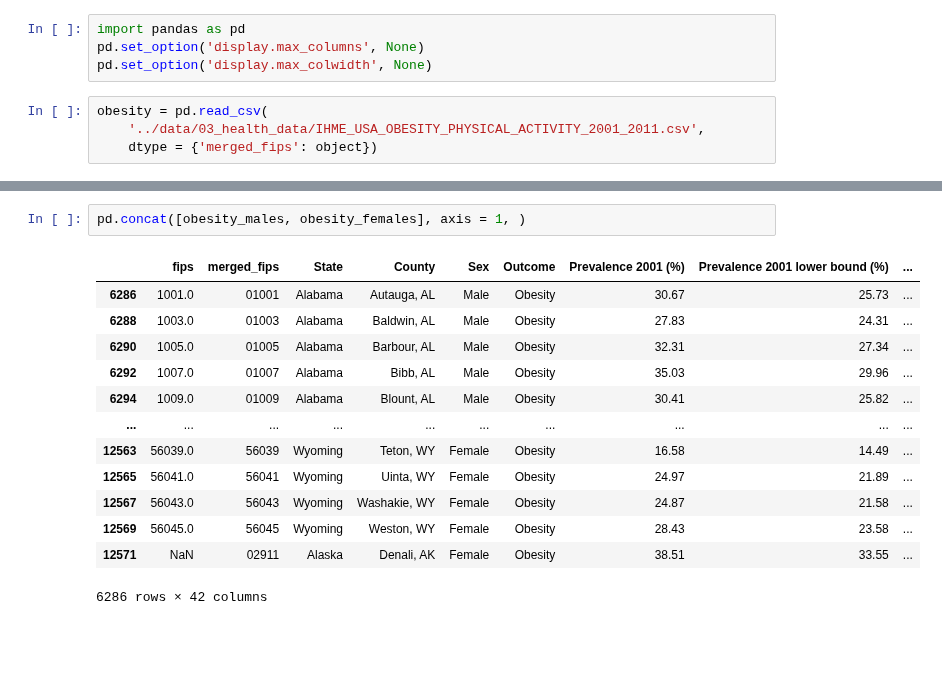
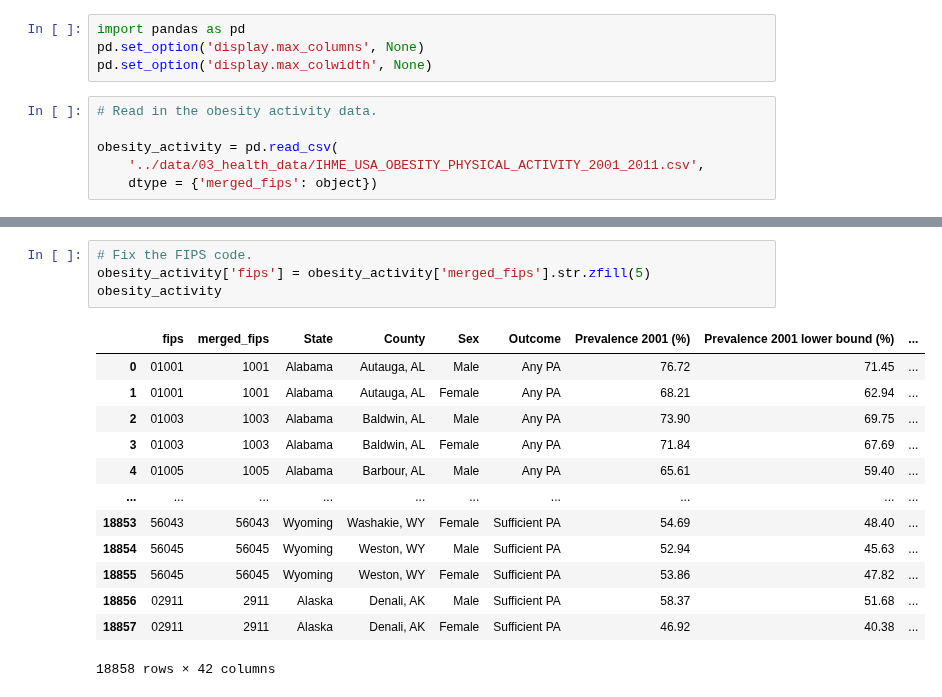
Before and after one commit to calculaterceec/Proj4Team2, a Jupyter notebook: code/02-2-Demo_with_health.ipynb, the cells around one changed output, grey strips where cells are left out. Saved outputs shown, nothing was run; the diff lists cells and outputs as text; blank space fills up the shorter version.

```diff
--- a/code/02-2-Demo_with_health.ipynb
+++ b/code/02-2-Demo_with_health.ipynb
@@ -3,6 +3,8 @@ import pandas as pd
 pd.set_option('display.max_columns', None)
 pd.set_option('display.max_colwidth', None)
 # %%
-obesity = pd.read_csv(
+# Read in the obesity activity data.
+
+obesity_activity = pd.read_csv(
     '../data/03_health_data/IHME_USA_OBESITY_PHYSICAL_ACTIVITY_2001_2011.csv',
     dtype = {'merged_fips': object})
@@ -44,16 +11,18 @@ obesity_females
-# %%
-pd.concat([obesity_males, obesity_females], axis = 1, )
-# %% [output]
-|  | fips | merged_fips | State | County | Sex | Outcome | Prevalence 2001 (%) | Prevalence 2001 lower bound (%) | ... |
-| 6286 | 1001.0 | 01001 | Alabama | Autauga, AL | Male | Obesity | 30.67 | 25.73 | ... |
-| 6288 | 1003.0 | 01003 | Alabama | Baldwin, AL | Male | Obesity | 27.83 | 24.31 | ... |
-| 6290 | 1005.0 | 01005 | Alabama | Barbour, AL | Male | Obesity | 32.31 | 27.34 | ... |
-| 6292 | 1007.0 | 01007 | Alabama | Bibb, AL | Male | Obesity | 35.03 | 29.96 | ... |
-| 6294 | 1009.0 | 01009 | Alabama | Blount, AL | Male | Obesity | 30.41 | 25.82 | ... |
-| ... | ... | ... | ... | ... | ... | ... | ... | ... | ... |
-| 12563 | 56039.0 | 56039 | Wyoming | Teton, WY | Female | Obesity | 16.58 | 14.49 | ... |
-| 12565 | 56041.0 | 56041 | Wyoming | Uinta, WY | Female | Obesity | 24.97 | 21.89 | ... |
-| 12567 | 56043.0 | 56043 | Wyoming | Washakie, WY | Female | Obesity | 24.87 | 21.58 | ... |
-| 12569 | 56045.0 | 56045 | Wyoming | Weston, WY | Female | Obesity | 28.43 | 23.58 | ... |
-| 12571 | NaN | 02911 | Alaska | Denali, AK | Female | Obesity | 38.51 | 33.55 | ... |
-6286 rows × 42 columns
+# %%
+# Fix the FIPS code.
+obesity_activity['fips'] = obesity_activity['merged_fips'].str.zfill(5)
+obesity_activity
+# %% [output]
+|  | fips | merged_fips | State | County | Sex | Outcome | Prevalence 2001 (%) | Prevalence 2001 lower bound (%) | ... |
+| 0 | 01001 | 1001 | Alabama | Autauga, AL | Male | Any PA | 76.72 | 71.45 | ... |
+| 1 | 01001 | 1001 | Alabama | Autauga, AL | Female | Any PA | 68.21 | 62.94 | ... |
+| 2 | 01003 | 1003 | Alabama | Baldwin, AL | Male | Any PA | 73.90 | 69.75 | ... |
+| 3 | 01003 | 1003 | Alabama | Baldwin, AL | Female | Any PA | 71.84 | 67.69 | ... |
+| 4 | 01005 | 1005 | Alabama | Barbour, AL | Male | Any PA | 65.61 | 59.40 | ... |
+| ... | ... | ... | ... | ... | ... | ... | ... | ... | ... |
+| 18853 | 56043 | 56043 | Wyoming | Washakie, WY | Female | Sufficient PA | 54.69 | 48.40 | ... |
+| 18854 | 56045 | 56045 | Wyoming | Weston, WY | Male | Sufficient PA | 52.94 | 45.63 | ... |
+| 18855 | 56045 | 56045 | Wyoming | Weston, WY | Female | Sufficient PA | 53.86 | 47.82 | ... |
+| 18856 | 02911 | 2911 | Alaska | Denali, AK | Male | Sufficient PA | 58.37 | 51.68 | ... |
+| 18857 | 02911 | 2911 | Alaska | Denali, AK | Female | Sufficient PA | 46.92 | 40.38 | ... |
+18858 rows × 42 columns
```
Also changed, not shown: parts of 12 cells of this notebook.
